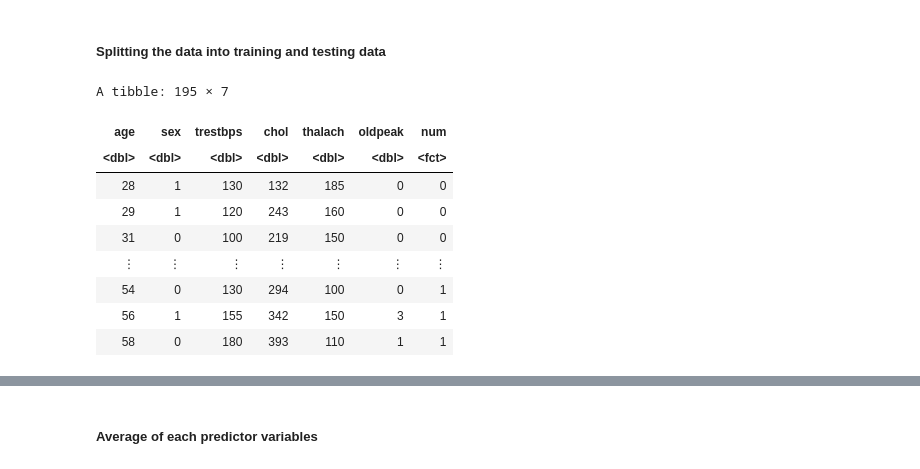
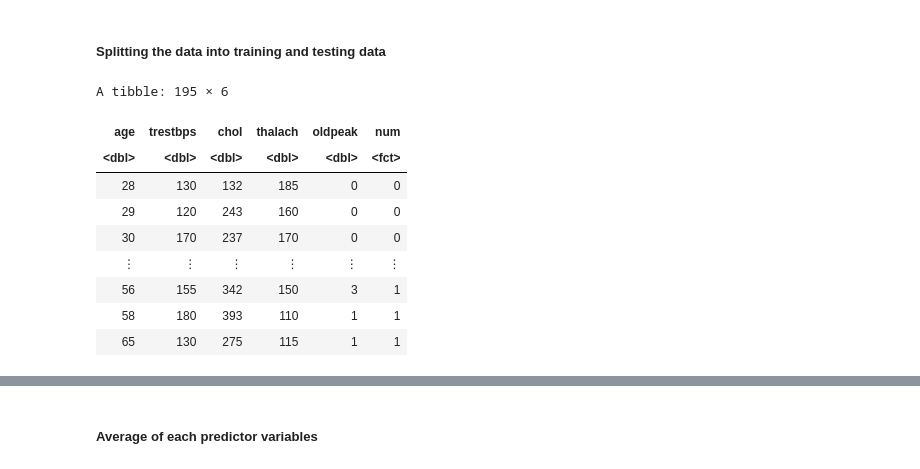
Before and after one commit to RichardAdhika22/heart_attack_prediction_knn, a Jupyter notebook: preliminary_analysis.ipynb, the cells around one changed output, grey strips where cells are left out. Saved outputs shown, nothing was run; the diff lists cells and outputs as text; code cells hidden in the pictures.

```diff
--- a/preliminary_analysis.ipynb
+++ b/preliminary_analysis.ipynb
@@ -46,20 +47,20 @@ heart_attack_training = training(heart_attack_split)
 heart_attack_testing = testing(heart_attack_split)
 # %%
 heart_attack_data_selected = heart_attack_training |>
-    select(age,sex,trestbps,chol,thalach,oldpeak,num)
+    select(age,trestbps,chol,thalach,oldpeak,num)
 
 heart_attack_data_selected
 # %% [output]
-A tibble: 195 × 7
+A tibble: 195 × 6
-| age | sex | trestbps | chol | thalach | oldpeak | num |
-| <dbl> | <dbl> | <dbl> | <dbl> | <dbl> | <dbl> | <fct> |
-| 28 | 1 | 130 | 132 | 185 | 0 | 0 |
-| 29 | 1 | 120 | 243 | 160 | 0 | 0 |
-| 31 | 0 | 100 | 219 | 150 | 0 | 0 |
-| ⋮ | ⋮ | ⋮ | ⋮ | ⋮ | ⋮ | ⋮ |
-| 54 | 0 | 130 | 294 | 100 | 0 | 1 |
-| 56 | 1 | 155 | 342 | 150 | 3 | 1 |
-| 58 | 0 | 180 | 393 | 110 | 1 | 1 |
+| age | trestbps | chol | thalach | oldpeak | num |
+| <dbl> | <dbl> | <dbl> | <dbl> | <dbl> | <fct> |
+| 28 | 130 | 132 | 185 | 0 | 0 |
+| 29 | 120 | 243 | 160 | 0 | 0 |
+| 30 | 170 | 237 | 170 | 0 | 0 |
+| ⋮ | ⋮ | ⋮ | ⋮ | ⋮ | ⋮ |
+| 56 | 155 | 342 | 150 | 3 | 1 |
+| 58 | 180 | 393 | 110 | 1 | 1 |
+| 65 | 130 | 275 | 115 | 1 | 1 |
 # %%
 options(repr.plot.width=12, repr.plot.height=8)
 
```
Also changed, not shown: parts of 11 cells of this notebook.
